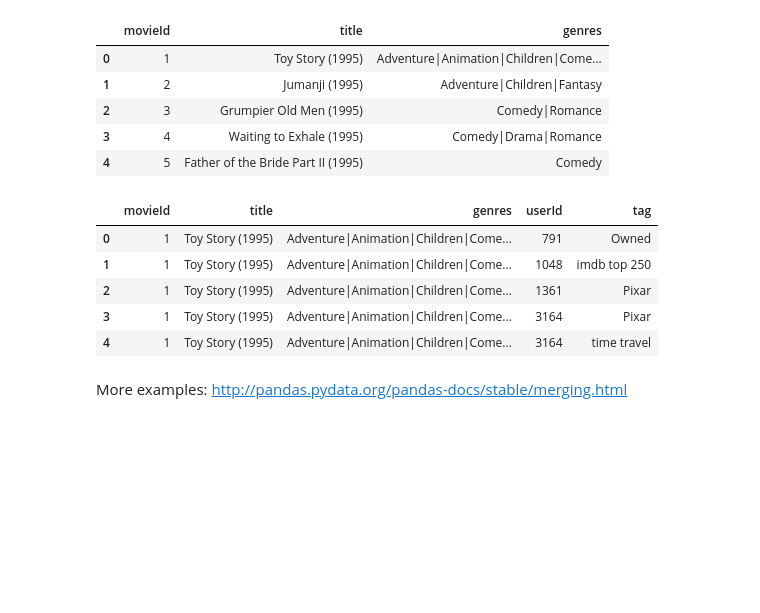
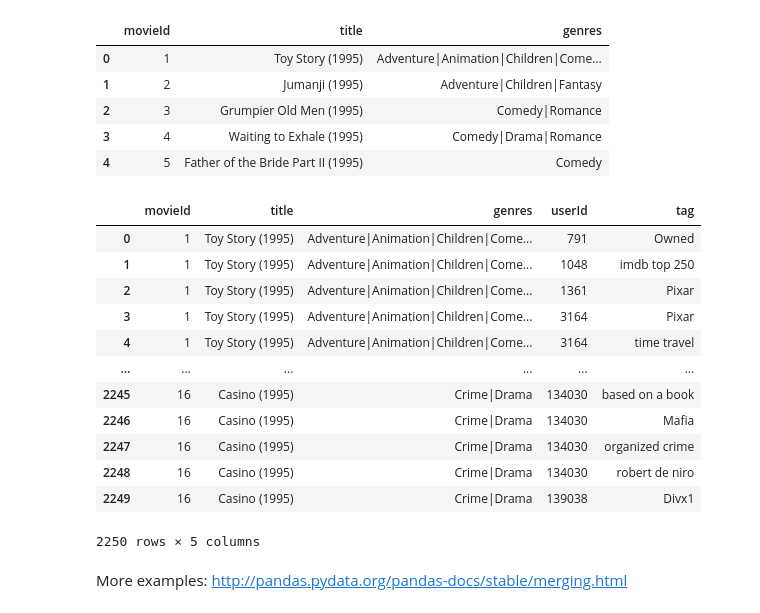
Before and after one commit to AkanchhaChoudhary/UCSanDiegoX-s-Data-Science-MicroMasters, a Jupyter notebook: Python_for_Data_Science/week-4/Introduction to Pandas.ipynb, the cells around one changed output. Drawn from its saved outputs; the diff is of its cells as text; code cells hidden in the pictures; blank space fills up the shorter version.

```diff
--- a/Python_for_Data_Science/week-4/Introduction to Pandas.ipynb
+++ b/Python_for_Data_Science/week-4/Introduction to Pandas.ipynb
@@ -716,14 +844,21 @@ movies.head()
 | 4 | 5 | Father of the Bride Part II (1995) | Comedy |
 # %%
 t = movies.merge(tags, on='movieId', how='inner')
-t.head()
+t.head(2250)
 # %% [output]
 |  | movieId | title | genres | userId | tag |
 | 0 | 1 | Toy Story (1995) | Adventure|Animation|Children|Come... | 791 | Owned |
 | 1 | 1 | Toy Story (1995) | Adventure|Animation|Children|Come... | 1048 | imdb top 250 |
 | 2 | 1 | Toy Story (1995) | Adventure|Animation|Children|Come... | 1361 | Pixar |
 | 3 | 1 | Toy Story (1995) | Adventure|Animation|Children|Come... | 3164 | Pixar |
 | 4 | 1 | Toy Story (1995) | Adventure|Animation|Children|Come... | 3164 | time travel |
+| ... | ... | ... | ... | ... | ... |
+| 2245 | 16 | Casino (1995) | Crime|Drama | 134030 | based on a book |
+| 2246 | 16 | Casino (1995) | Crime|Drama | 134030 | Mafia |
+| 2247 | 16 | Casino (1995) | Crime|Drama | 134030 | organized crime |
+| 2248 | 16 | Casino (1995) | Crime|Drama | 134030 | robert de niro |
+| 2249 | 16 | Casino (1995) | Crime|Drama | 139038 | Divx1 |
+2250 rows × 5 columns
 # %% [markdown]
 More examples: http://pandas.pydata.org/pandas-docs/stable/merging.html
 # %% [markdown]
```
Also changed, not shown: parts of 27 cells of this notebook.
